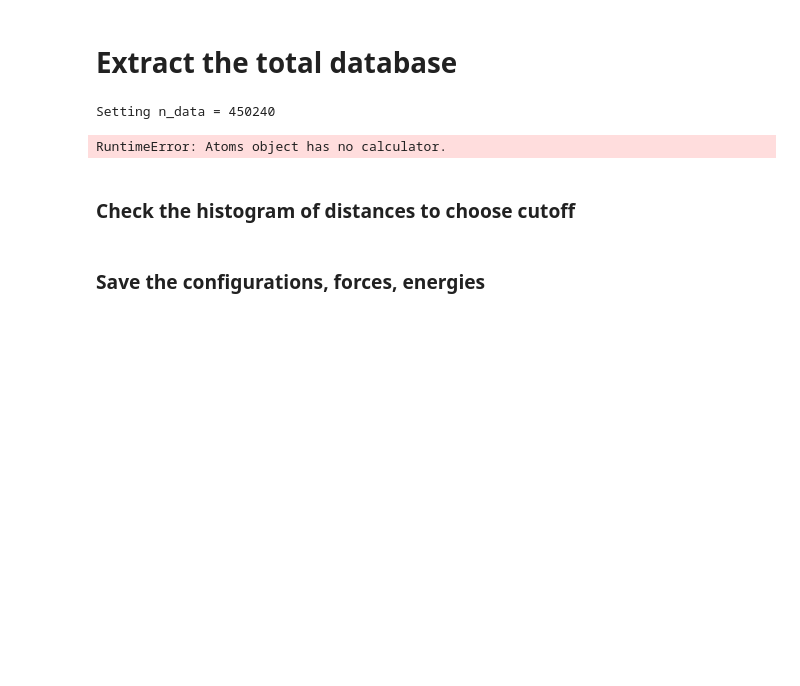
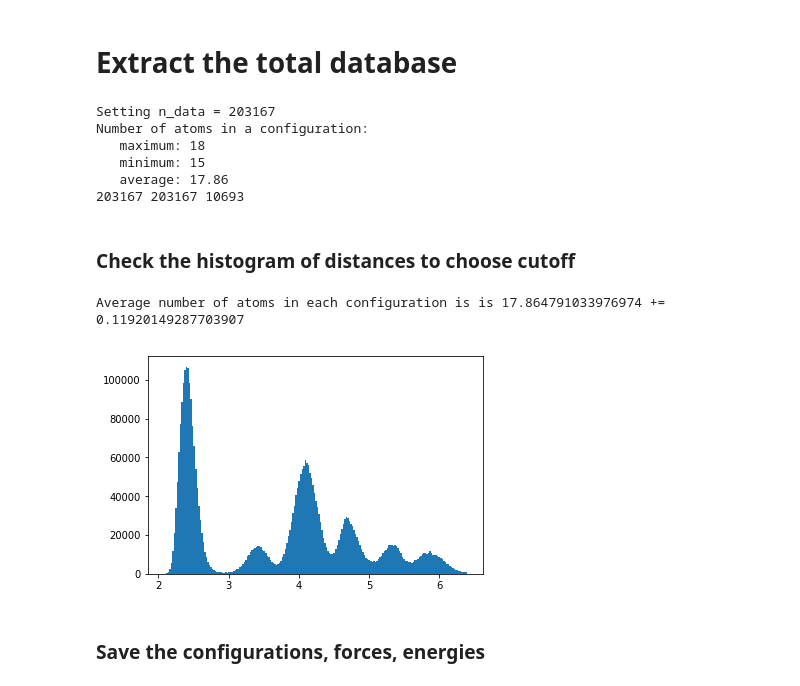
Before and after one commit to kcl-tscm/mff, a Jupyter notebook: tutorials/Tutorial_nanoparticles.ipynb, the cells around one changed output. Saved outputs shown, nothing was run; the diff lists cells and outputs as text; code cells hidden in the pictures; blank space fills up the shorter version.

```diff
--- a/tutorials/Tutorial_nanoparticles.ipynb
+++ b/tutorials/Tutorial_nanoparticles.ipynb
@@ -47,11 +46,11 @@ elif filename[-3:] == "xyz":
     traj = read(filename, index=slice(None), format='extxyz') # Get the ASE traj from xyz
 # %%
 # Extract configurations, forces, energies and elements from traj. Energies  may not be present
-r_cut = 15.0  # Angstrom
-n_data = 1000000  # Number of configurations to extract to form the total database
+r_cut = 6.4  # Angstrom
+n_data = 100000000  # Number of configurations to extract to form the total database
 
 # if filename[-3:] == "out":
-if True:
+if filename[-3:] == "out":
     elements, confs, forces, energies = carve_confs(
         traj, r_cut, n_data)
 elif filename[-3:] == "xyz":
@@ -70,26 +69,33 @@ print('\n'.join((
 )))
 print(len(confs), len(forces), len(energies))
 # %% [output]
-Setting n_data = 450240
+Setting n_data = 203167
+Number of atoms in a configuration:
+   maximum: 18
+   minimum: 15
+   average: 17.86
+203167 203167 10693
-RuntimeError: Atoms object has no calculator.
 # %% [markdown]
 ### Check the histogram of distances to choose cutoff
 # %%
 distances = []
 M_mean = 0.
 M_std = 0.
 for c in confs:
     distances += np.linalg.norm(c[:, 0:3], axis=1).tolist()
     M_mean += c.shape[0]
     M_std += c.shape[0] ** 2
 
 M_mean = M_mean / len(confs)
 M_std = M_std / len(confs) - M_mean ** 2
 print('Average number of atoms in each configuration is is {} += {}'.format(M_mean, M_std))
 plt.figure()
 plt.hist(distances, 200)
-plt.xticks(np.arange(2.00, 15.0, step=1.0))
+plt.xticks(np.arange(2.00, 6.5, step=1.0))
 plt.show()
+# %% [output]
+Average number of atoms in each configuration is is 17.864791033976974 += 0.11920149287703907
+[figure, added]
 # %%
 write(directory + "movie.xyz", traj, format = 'extxyz')
 # %% [markdown]
```
Also changed, not shown: parts of 8 cells of this notebook, 1 other file.
